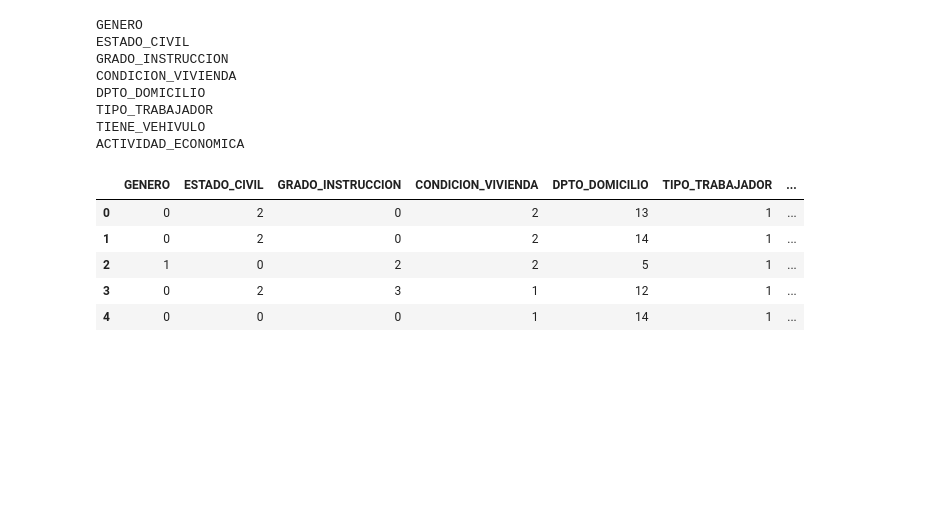
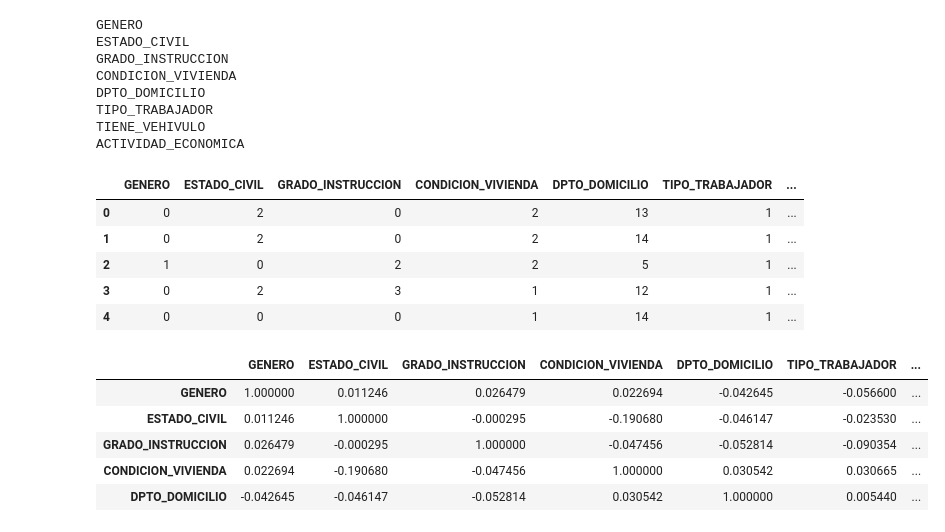
Before and after one commit to MiguelAngelTinocoArroyo/DataAnalytics, a Jupyter notebook: Source/Proyecto.ipynb, the cells around one changed output. Saved outputs shown, nothing was run; the diff lists cells and outputs as text; code cells hidden in the pictures; blank space fills up the shorter version.

```diff
--- a/Source/Proyecto.ipynb
+++ b/Source/Proyecto.ipynb
@@ -422,3 +443,14 @@ df_categoric.head()
 | 2 | 1 | 0 | 2 | 2 | 5 | 1 | ... |
 | 3 | 0 | 2 | 3 | 1 | 12 | 1 | ... |
 | 4 | 0 | 0 | 0 | 1 | 14 | 1 | ... |
+# %%
+# Matriz de correlación con el método Pearson
+corr_matrix = df_categoric.corr(method='pearson')
+corr_matrix.head()
+# %% [output]
+|  | GENERO | ESTADO_CIVIL | GRADO_INSTRUCCION | CONDICION_VIVIENDA | DPTO_DOMICILIO | TIPO_TRABAJADOR | ... |
+| GENERO | 1.000000 | 0.011246 | 0.026479 | 0.022694 | -0.042645 | -0.056600 | ... |
+| ESTADO_CIVIL | 0.011246 | 1.000000 | -0.000295 | -0.190680 | -0.046147 | -0.023530 | ... |
+| GRADO_INSTRUCCION | 0.026479 | -0.000295 | 1.000000 | -0.047456 | -0.052814 | -0.090354 | ... |
+| CONDICION_VIVIENDA | 0.022694 | -0.190680 | -0.047456 | 1.000000 | 0.030542 | 0.030665 | ... |
+| DPTO_DOMICILIO | -0.042645 | -0.046147 | -0.052814 | 0.030542 | 1.000000 | 0.005440 | ... |
```
Also changed, not shown: parts of 10 cells of this notebook.
